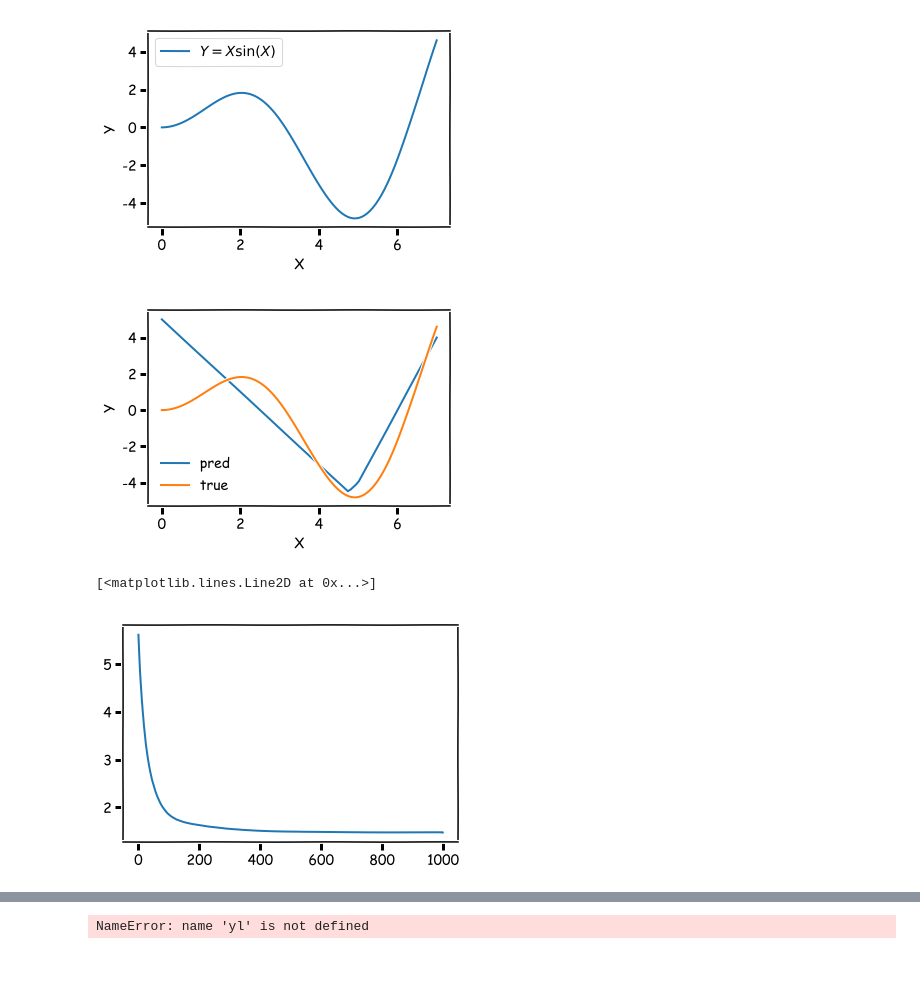
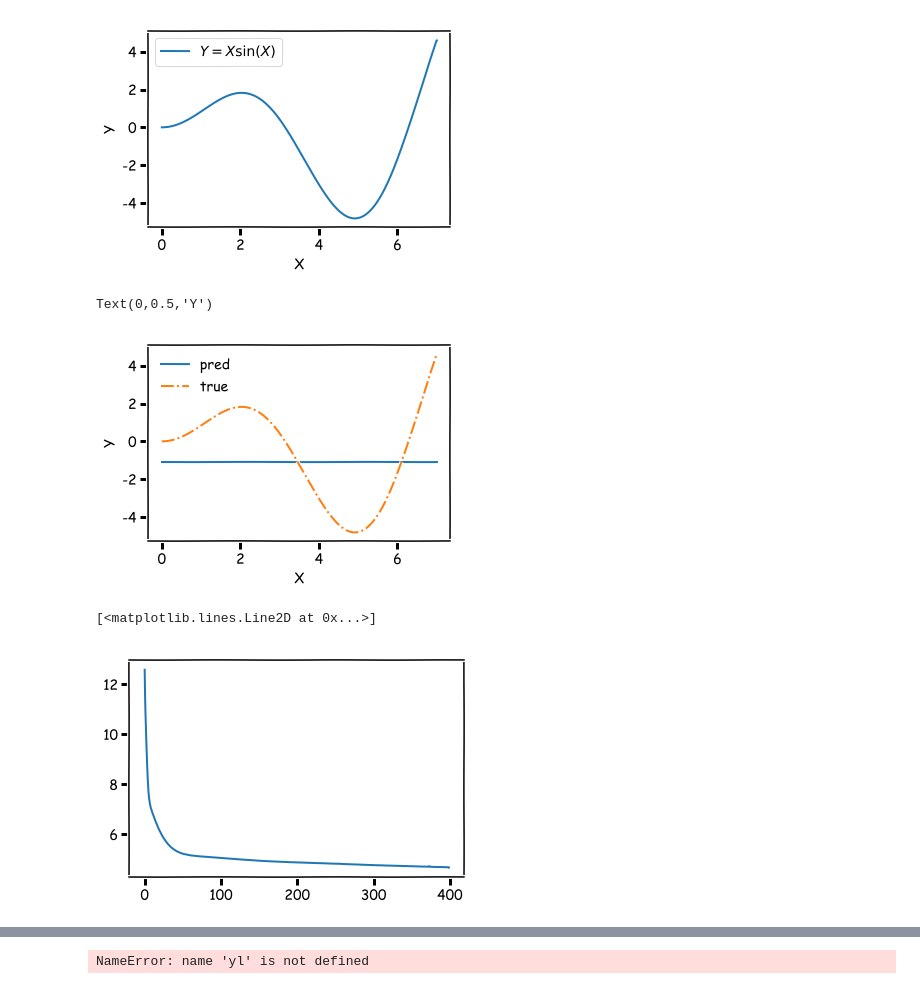
Before and after one commit to pavlosprotopapas/dswcc_fall_2018, a Jupyter notebook: lectures/lecture2/preparation/Lec2_prep.ipynb, the cells around one changed output, grey strips where cells are left out. Drawn from its saved outputs; the diff is of its cells as text; code cells hidden in the pictures.

```diff
--- a/lectures/lecture2/preparation/Lec2_prep.ipynb
+++ b/lectures/lecture2/preparation/Lec2_prep.ipynb
@@ -79,7 +82,7 @@ fig.patch.set_alpha(0.0)
 plt.xkcd(scale=0.1, length=0.0)
 plt.gcf().subplots_adjust(bottom=0.20, left = 0.16, right=0.86)
 
-x = np.linspace(0, 7, 100)
+x = np.linspace(0, 7, 1000)
 y = x*sin(x)
 
 ax1.plot(x,y, label=r'$Y=X\sin(X)$')
@@ -96,40 +99,46 @@ ax1.legend()
 <matplotlib.legend.Legend at 0x...>
 [figure]
 # %%
+import keras
 fig = plt.figure()
 fig.patch.set_alpha(0.0)
 plt.xkcd(scale=0.1, length=0.0)
 plt.gcf().subplots_adjust(bottom=0.20, left = 0.16, right=0.86)
 
-
+#model.reset_states()
 # create model
 model = Sequential()
-model.add(Dense(2, input_dim=1 , trainable=False,  weights = [np.array([[4,-2]]),np.array([-19,10])] , activation='relu'))
-#model.add(Dense(2, activation='relu'))
+#model.add(Dense(2, input_dim=1 , trainable=False,  weights = [np.array([[4,-2]]),np.array([-19,10])] , activation='relu'))
+#model.add(Dense(20, input_dim=1 ,activation='relu'))
 #model.add(Dense(3, input_dim=1 , trainable=True,  weights = [np.array([[5,3,0.5]]),np.array([-25,-6,3])] , activation='relu'))
 #model.add(Dense(1, weights = [np.array([[1,-1,1]]).T, np.array([-3.]).T] , trainable=False, activation='linear'))
-model.add(Dense(1, weights = [np.array([[1,1]]).T, np.array([-5.]).T] , trainable=False, activation='linear'))
-
+#model.add(Dense(1, weights = [np.array([[1,1]]).T, np.array([-5.]).T] , trainable=False, activation='linear'))
+model.add(Dense(3, input_dim=1 ,
+                bias_initializer='normal',
+                kernel_initializer='normal',activation='relu'))
+model.add(Dense(2,activation='relu'))
+model.add(Dense(1,activation='linear', bias_initializer=keras.initializers.Constant(value=-4)))
 sgd = optimizers.SGD(lr=0.53, decay=1e-6, momentum=0.9, nesterov=True)
 # Compile model
 model.compile(loss='mse', optimizer='adam',  metrics=['mse'])
 
 
 # Fit the model
-history = model.fit(x, y, epochs=0, batch_size=20, verbose=0);
+history = model.fit(x, y, epochs=400, batch_size=100, verbose=0);
 
 predictions = model.predict(x)
 plt.plot(x, predictions, label='pred')
-plt.plot(x,y, label='true')
+plt.plot(x,y, '-.',label='true')
 plt.legend(frameon = False)
 plt.xlabel('X')
 plt.ylabel('Y')
 
-plt.savefig('../fig/2n_1l.png', dpi=300, transparent=True)
+#plt.savefig('../fig/2n_1l.png', dpi=300, transparent=True)
 # %% [output]
+Text(0,0.5,'Y')
-[figure, old version]
+[figure, new version]
 # %%
 plt.plot(history.history['mean_squared_error'])
 # %% [output]
 [<matplotlib.lines.Line2D at 0x...>]
-[figure, old version]
+[figure, new version]
```
Also changed, not shown: parts of 6 cells of this notebook, 5 other files.
